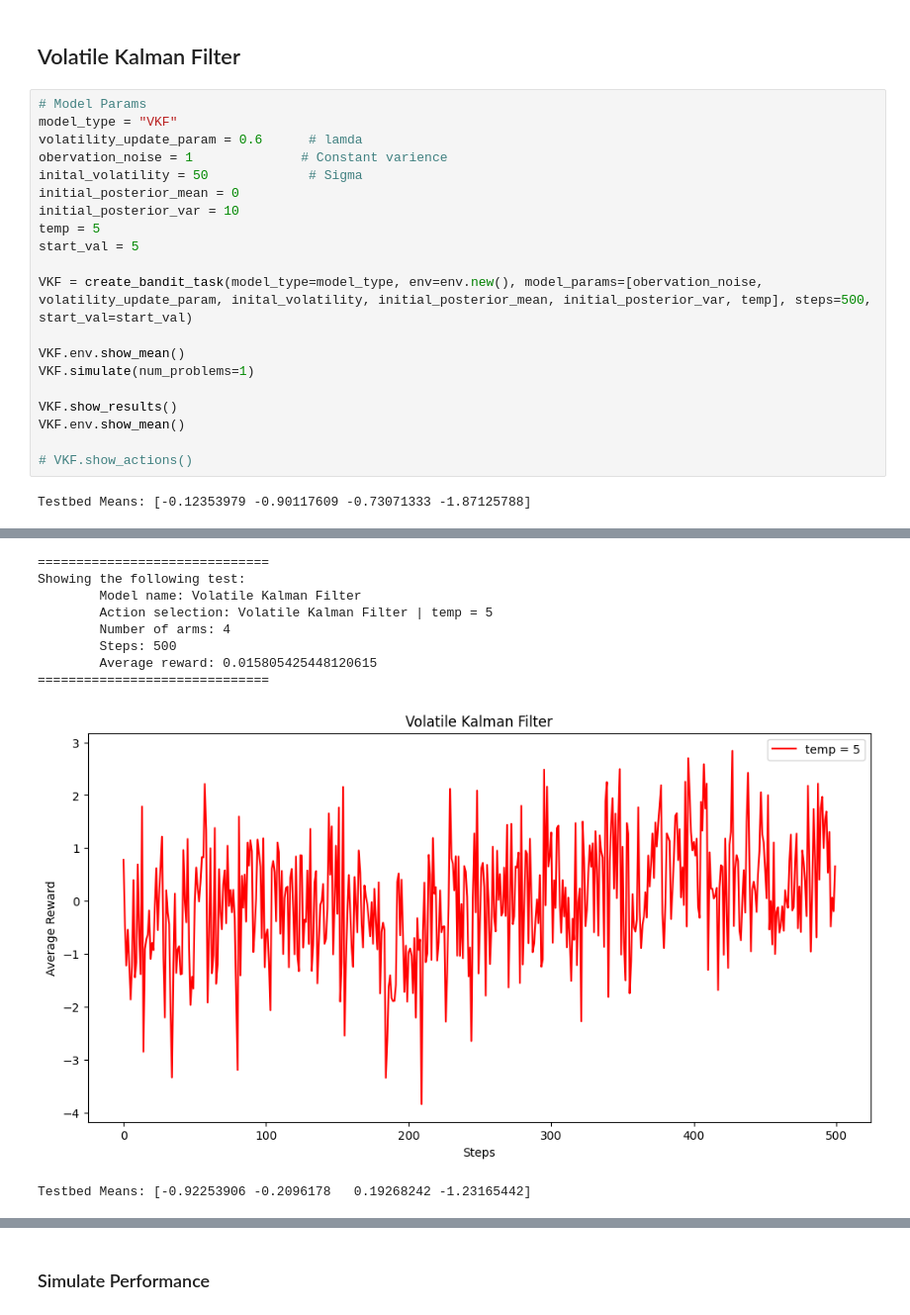
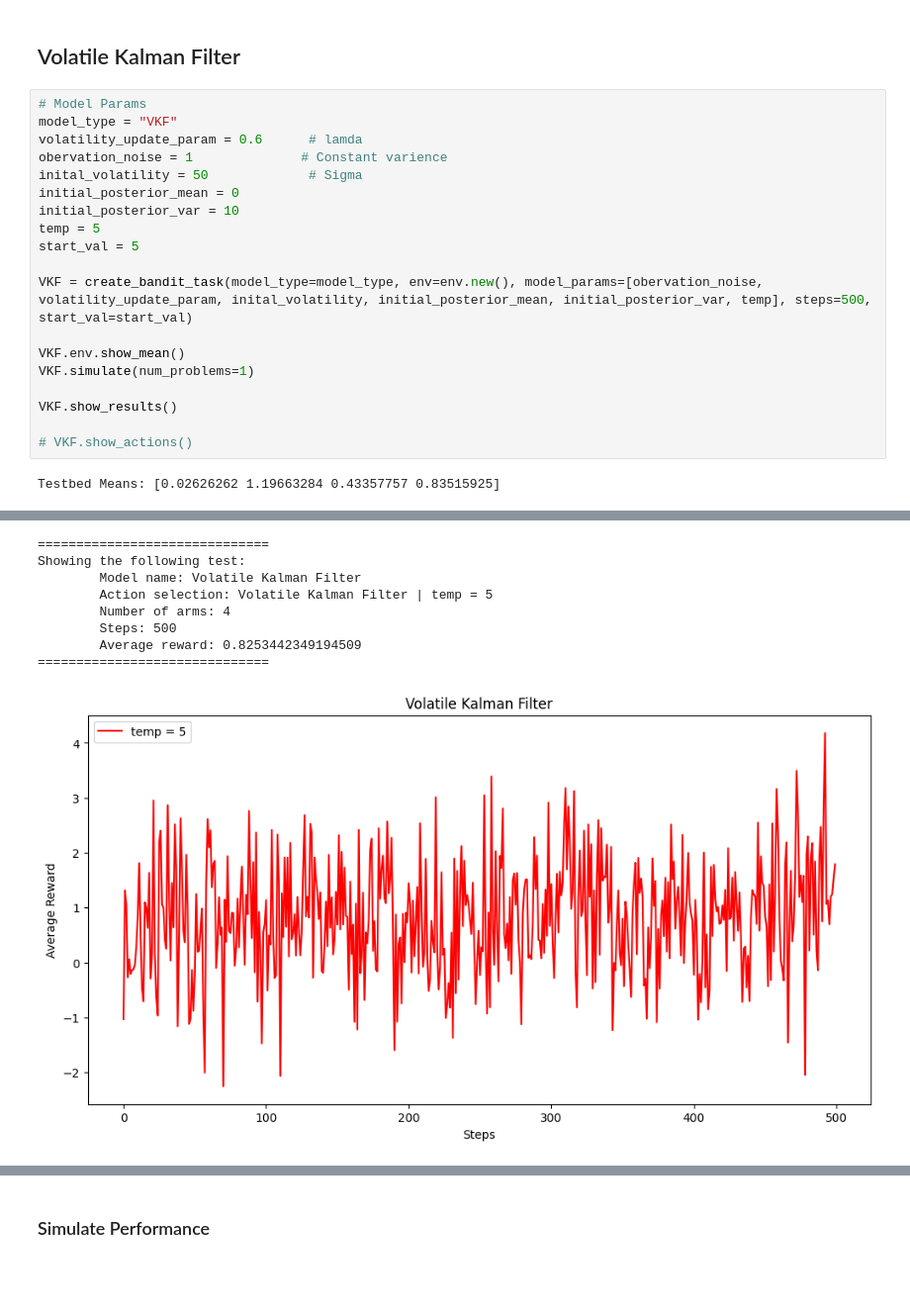
Before and after one commit to bK0s/RL-Bandits, a Jupyter notebook: MyRLNotes/RLNotebook.ipynb, the cells around one changed output, grey strips where cells are left out. Shown at 99% size. Drawn from its saved outputs; the diff is of its cells as text; blank space fills up the shorter version.

```diff
--- a/MyRLNotes/RLNotebook.ipynb
+++ b/MyRLNotes/RLNotebook.ipynb
@@ -129,8 +129,7 @@ VKF.env.show_mean()
 VKF.simulate(num_problems=1)
 
 VKF.show_results()
-VKF.env.show_mean()
 
 # VKF.show_actions()
 # %% [output]
-Testbed Means: [-0.12353979 -0.90117609 -0.73071333 -1.87125788]
+Testbed Means: [0.02626262 1.19663284 0.43357757 0.83515925]
@@ -138,10 +137,9 @@ Testbed Means: [-0.12353979 -0.90117609 -0.73071333 -1.87125788]
 ==============================
 Showing the following test:
         Model name: Volatile Kalman Filter
         Action selection: Volatile Kalman Filter | temp = 5
         Number of arms: 4
         Steps: 500
-        Average reward: 0.015805425448120615
+        Average reward: 0.8253442349194509
 ==============================
-[figure, old version]
+[figure, new version]
-Testbed Means: [-0.92253906 -0.2096178   0.19268242 -1.23165442]
```
Also changed, not shown: parts of 12 cells of this notebook, 1 other file.
